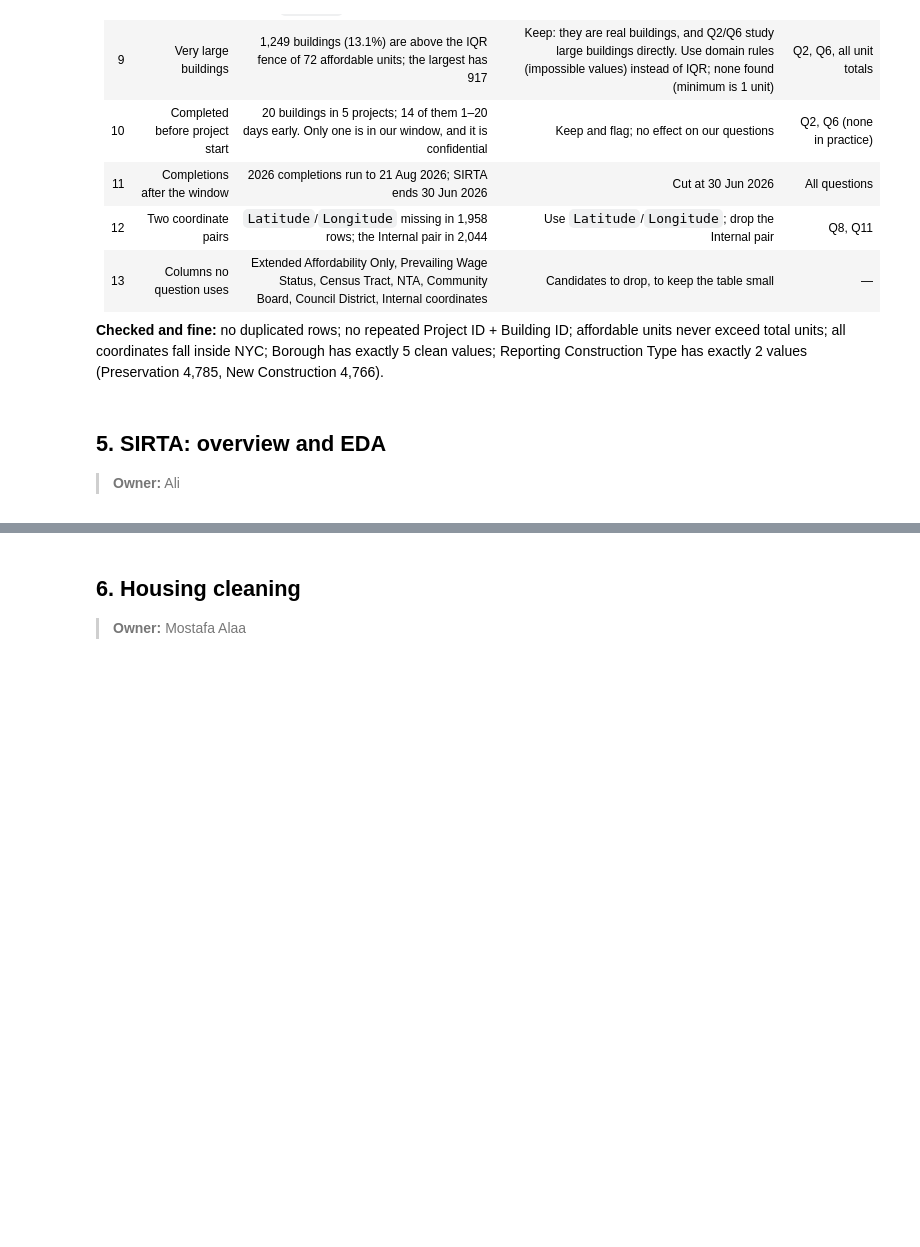
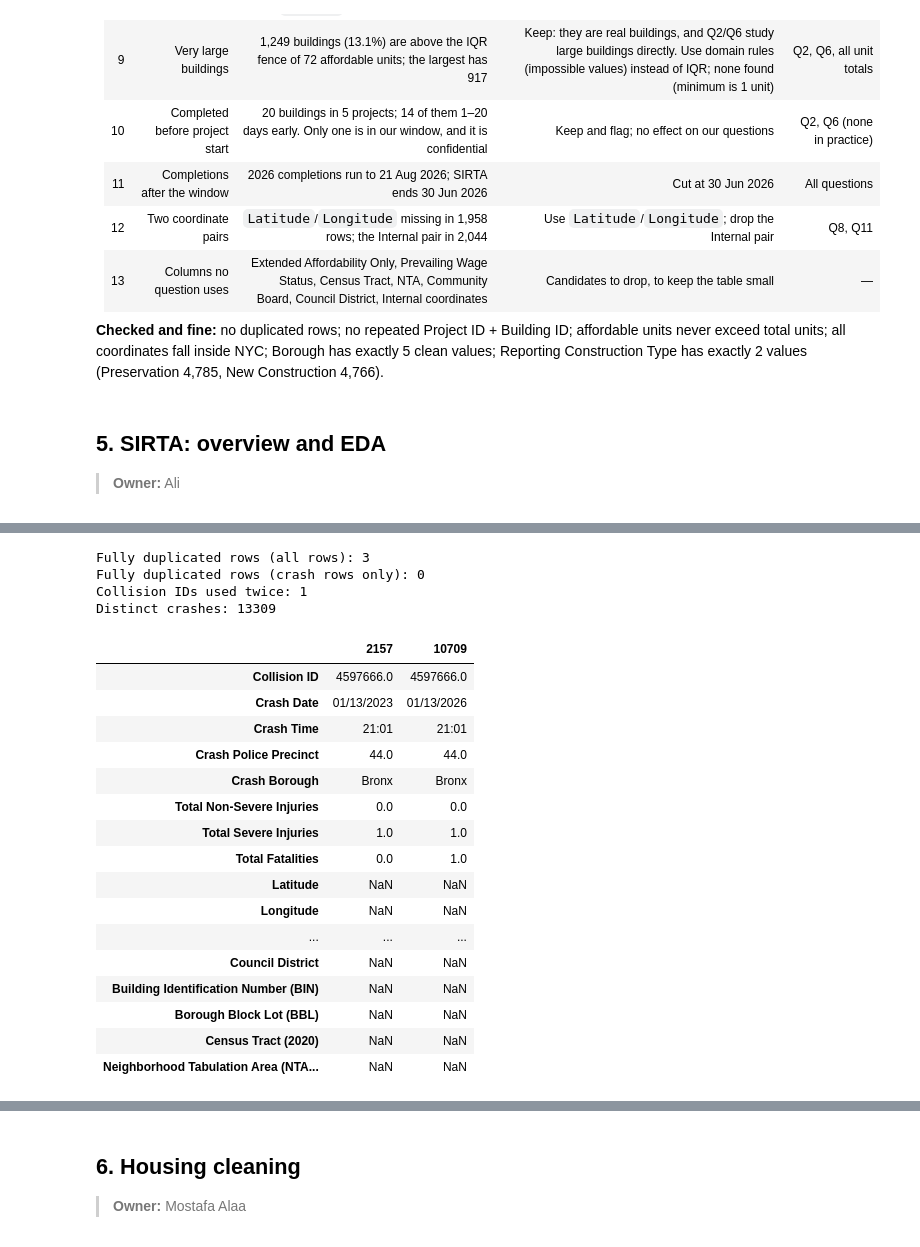
Before and after one commit to mohamednazmy23/nyc-housing-street-safety, a Jupyter notebook: notebooks/nyc_dev_project.ipynb, the cells around one changed output, grey strips where cells are left out. Drawn from its saved outputs; the diff is of its cells as text; code cells hidden in the pictures; blank space fills up the shorter version.

```diff
--- a/notebooks/nyc_dev_project.ipynb
+++ b/notebooks/nyc_dev_project.ipynb
@@ -314,0 +350,10 @@ check.sort_values("days_early", ascending=False)
+# %%
+# Rows with no Collision ID: which columns are filled in them?
+no_id = df_transport["Collision ID"].isna()
+print("Rows with no Collision ID:", no_id.sum())
+print(df_transport[no_id].notna().sum()[lambda counts: counts > 0], "\n")
+
+# Every other row describes a crash. The checks below use only these rows
+# (nothing is removed from df_transport; cleaning happens in section 7)
+sirta_crashes = df_transport[~no_id]
+print("Rows with a Collision ID:", len(sirta_crashes))
@@ -314,0 +576,33 @@ check.sort_values("days_early", ascending=False)
+# %%
+# Duplicates: fully identical rows, and Collision IDs used more than once
+print("Fully duplicated rows (all rows):", df_transport.duplicated().sum())
+print("Fully duplicated rows (crash rows only):", sirta_crashes.duplicated().sum())
+
+repeated_id = sirta_crashes["Collision ID"].duplicated(keep=False)
+print("Collision IDs used twice:", sirta_crashes.loc[repeated_id, "Collision ID"].nunique())
+print("Distinct crashes:", sirta_crashes["Collision ID"].nunique())
+
+# Show the repeated ID side by side to see which columns differ
+sirta_crashes[repeated_id].T
+# %% [output]
+Fully duplicated rows (all rows): 3
+Fully duplicated rows (crash rows only): 0
+Collision IDs used twice: 1
+Distinct crashes: 13309
+|  | 2157 | 10709 |
+| Collision ID | 4597666.0 | 4597666.0 |
+| Crash Date | 01/13/2023 | 01/13/2026 |
+| Crash Time | 21:01 | 21:01 |
+| Crash Police Precinct | 44.0 | 44.0 |
+| Crash Borough | Bronx | Bronx |
+| Total Non-Severe Injuries | 0.0 | 0.0 |
+| Total Severe Injuries | 1.0 | 1.0 |
+| Total Fatalities | 0.0 | 1.0 |
+| Latitude | NaN | NaN |
+| Longitude | NaN | NaN |
+| ... | ... | ... |
+| Council District | NaN | NaN |
+| Building Identification Number (BIN) | NaN | NaN |
+| Borough Block Lot (BBL) | NaN | NaN |
+| Census Tract (2020) | NaN | NaN |
+| Neighborhood Tabulation Area (NTA... | NaN | NaN |
```
Also changed, not shown: parts of 15 cells of this notebook, 5 other files.
